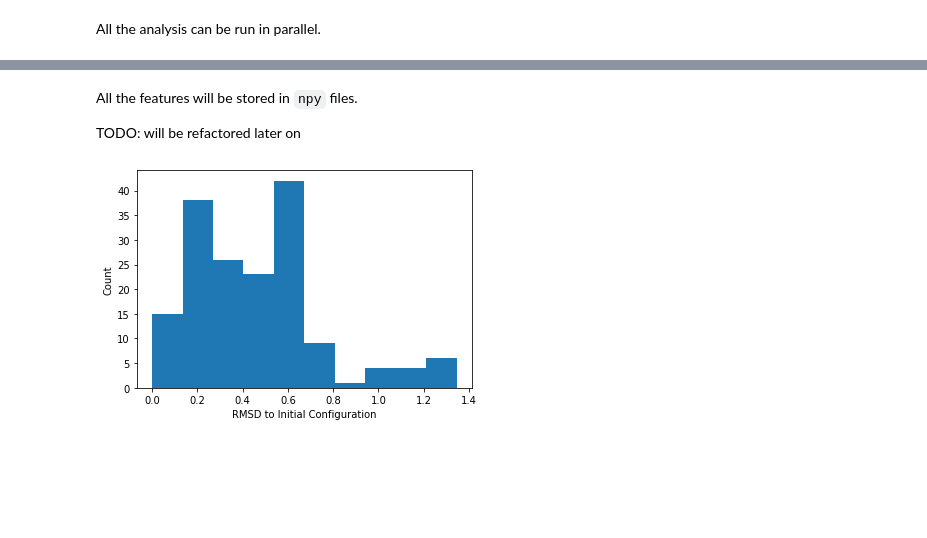
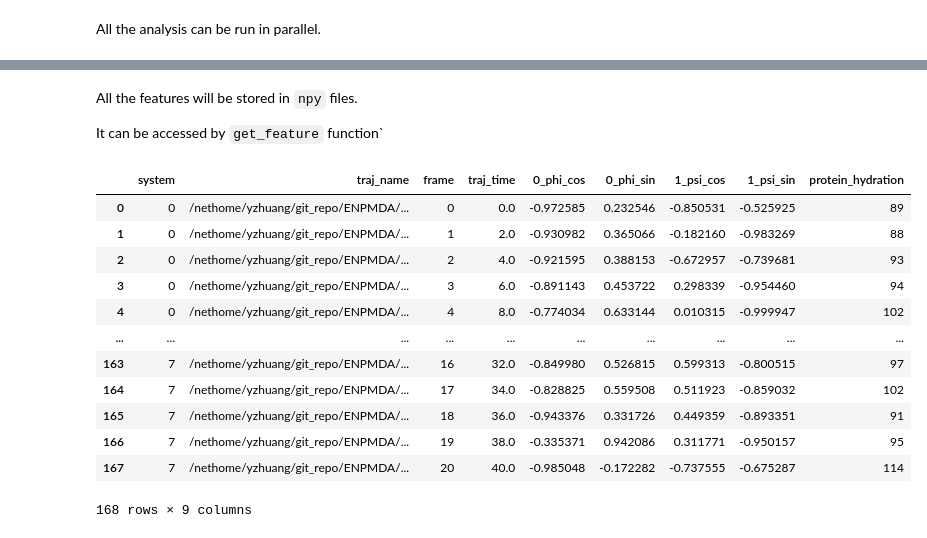
Before and after one commit to yuxuanzhuang/ENPMDA, a Jupyter notebook: docs/source/examples/examples.ipynb, the cells around one changed output, grey strips where cells are left out. Drawn from its saved outputs; the diff is of its cells as text; code cells hidden in the pictures; blank space fills up the shorter version.

```diff
--- a/docs/source/examples/examples.ipynb
+++ b/docs/source/examples/examples.ipynb
@@ -106,4 +101,4 @@ md_dataframe.dataframe
 # %% [markdown]
 All the features will be stored in `npy` files.
 
-TODO: will be refactored later on
+It can be accessed by `get_feature` function`
@@ -116,8 +104,0 @@ raw_data = np.concatenate([np.load(location,
-# %%
-import matplotlib.pyplot as plt
-plt.hist(raw_data)
-plt.xlabel('RMSD to Initial Configuration')
-plt.ylabel('Count')
-plt.show()
-# %% [output]
-[figure, removed]
@@ -123,0 +110,16 @@ plt.show()
+# %%
+feature_dataframe
+# %% [output]
+|  | system | traj_name | frame | traj_time | 0_phi_cos | 0_phi_sin | 1_psi_cos | 1_psi_sin | protein_hydration |
+| 0 | 0 | /nethome/yzhuang/git_repo/ENPMDA/... | 0 | 0.0 | -0.972585 | 0.232546 | -0.850531 | -0.525925 | 89 |
+| 1 | 0 | /nethome/yzhuang/git_repo/ENPMDA/... | 1 | 2.0 | -0.930982 | 0.365066 | -0.182160 | -0.983269 | 88 |
+| 2 | 0 | /nethome/yzhuang/git_repo/ENPMDA/... | 2 | 4.0 | -0.921595 | 0.388153 | -0.672957 | -0.739681 | 93 |
+| 3 | 0 | /nethome/yzhuang/git_repo/ENPMDA/... | 3 | 6.0 | -0.891143 | 0.453722 | 0.298339 | -0.954460 | 94 |
+| 4 | 0 | /nethome/yzhuang/git_repo/ENPMDA/... | 4 | 8.0 | -0.774034 | 0.633144 | 0.010315 | -0.999947 | 102 |
+| ... | ... | ... | ... | ... | ... | ... | ... | ... | ... |
+| 163 | 7 | /nethome/yzhuang/git_repo/ENPMDA/... | 16 | 32.0 | -0.849980 | 0.526815 | 0.599313 | -0.800515 | 97 |
+| 164 | 7 | /nethome/yzhuang/git_repo/ENPMDA/... | 17 | 34.0 | -0.828825 | 0.559508 | 0.511923 | -0.859032 | 102 |
+| 165 | 7 | /nethome/yzhuang/git_repo/ENPMDA/... | 18 | 36.0 | -0.943376 | 0.331726 | 0.449359 | -0.893351 | 91 |
+| 166 | 7 | /nethome/yzhuang/git_repo/ENPMDA/... | 19 | 38.0 | -0.335371 | 0.942086 | 0.311771 | -0.950157 | 95 |
+| 167 | 7 | /nethome/yzhuang/git_repo/ENPMDA/... | 20 | 40.0 | -0.985048 | -0.172282 | -0.737555 | -0.675287 | 114 |
+168 rows × 9 columns
```
Also changed, not shown: parts of 8 cells of this notebook, 1 other file.
